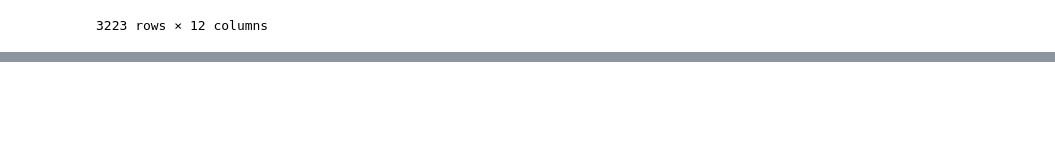
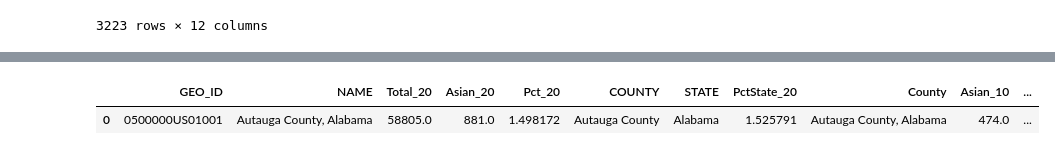
Before and after one commit to ilenapeng/census, a Jupyter notebook: census.ipynb, the cells around one changed output, grey strips where cells are left out. Saved outputs shown, nothing was run; the diff lists cells and outputs as text; code cells hidden in the pictures; blank space fills up the shorter version.

```diff
--- a/census.ipynb
+++ b/census.ipynb
@@ -389,4 +405,11 @@ df_1020.sort_values('PCT_DIFF', ascending=False).head(25)
 | 1783 | 0500000US34017 | Hudson County, New Jersey | 724854.0 | 124555.0 | 17.183460 | Hudson County | New Jersey | 10.228126 | Hudson County, New Jersey | 84924.0 | ... |
 | 2584 | 0500000US48121 | Denton County, Texas | 906422.0 | 93463.0 | 10.311202 | Denton County | Texas | 5.439878 | Denton County, Texas | 43478.0 | ... |
 | 2123 | 0500000US39159 | Union County, Ohio | 62784.0 | 4045.0 | 6.442724 | Union County | Ohio | 2.529856 | Union County, Ohio | 1428.0 | ... |
+# %%
+#Make GEOID column to use for merge because current GEO_ID is formatted as 0500000USXXXXX
+df_1020['GEOID'] = df_1020['GEO_ID'].str.strip().str[-5:]
+df_1020.head(1)
+# %% [output]
+|  | GEO_ID | NAME | Total_20 | Asian_20 | Pct_20 | COUNTY | STATE | PctState_20 | County | Asian_10 | ... |
+| 0 | 0500000US01001 | Autauga County, Alabama | 58805.0 | 881.0 | 1.498172 | Autauga County | Alabama | 1.525791 | Autauga County, Alabama | 474.0 | ... |
 # %%
```
Also changed, not shown: parts of 15 cells of this notebook.
